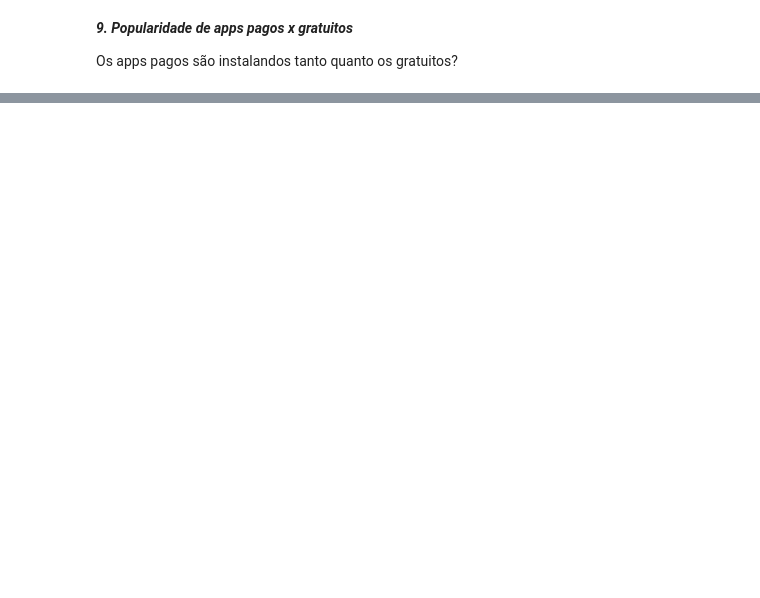
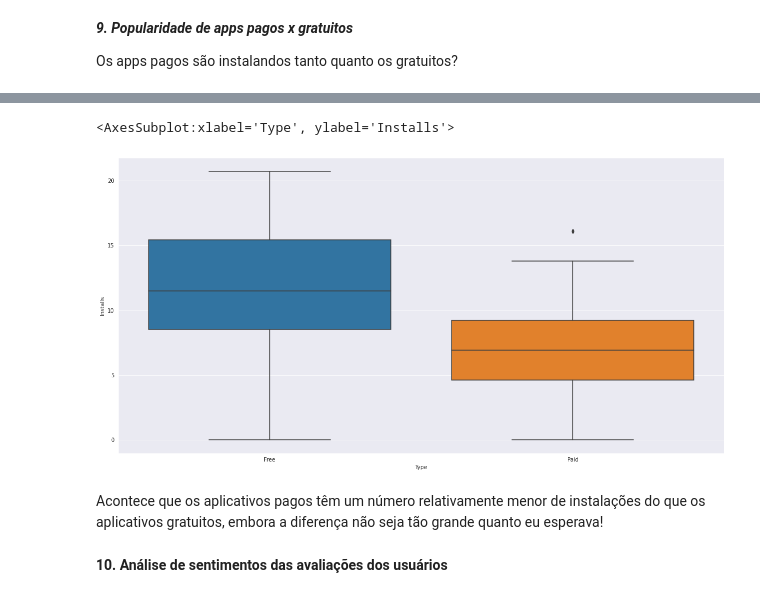
Before and after one commit to NatanXimenes/Analise-dados-GooglePlayStore, a Jupyter notebook: GooglePlayStore.ipynb, the cells around one changed output, grey strips where cells are left out. Cells and saved outputs as stored; diff of their text form; code cells hidden in the pictures; blank space fills up the shorter version.

```diff
--- a/GooglePlayStore.ipynb
+++ b/GooglePlayStore.ipynb
@@ -251,0 +221,10 @@ plotly.offline.iplot({'data': data, 'layout': layout})
+# %%
+plt.figure(figsize=(20,10))
+sns.boxplot(x=apps['Type'], y=np.log1p(apps['Installs']))
+# %% [output]
+<AxesSubplot:xlabel='Type', ylabel='Installs'>
+[figure, added]
+# %% [markdown]
+Acontece que os aplicativos pagos têm um número relativamente menor de instalações do que os aplicativos gratuitos, embora a diferença não seja tão grande quanto eu esperava!
+# %% [markdown]
+**10. Análise de sentimentos das avaliações dos usuários**
```
Also changed, not shown: parts of 10 cells of this notebook.
